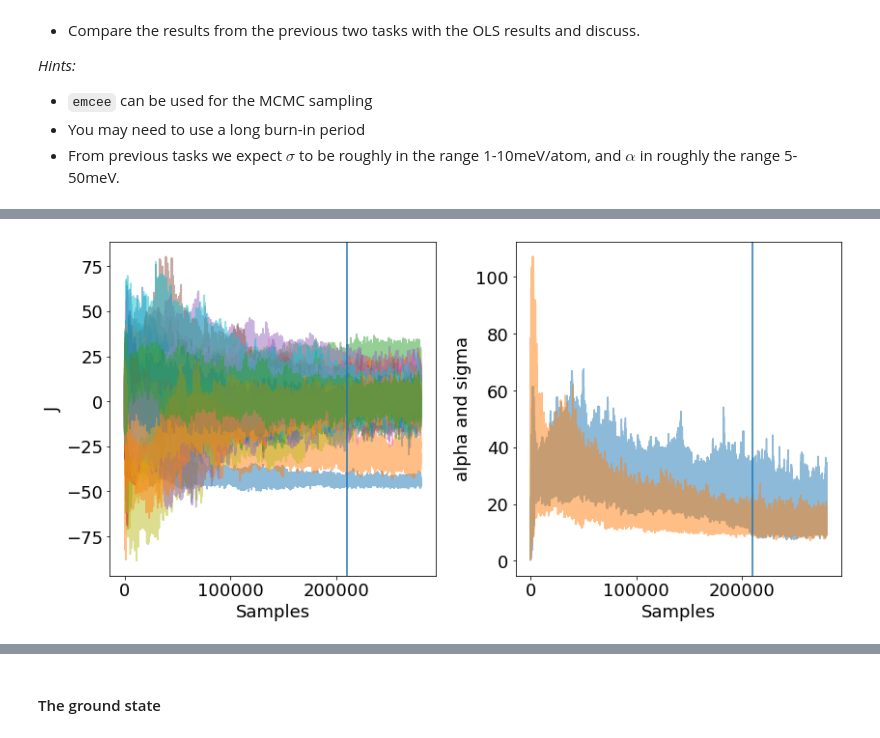
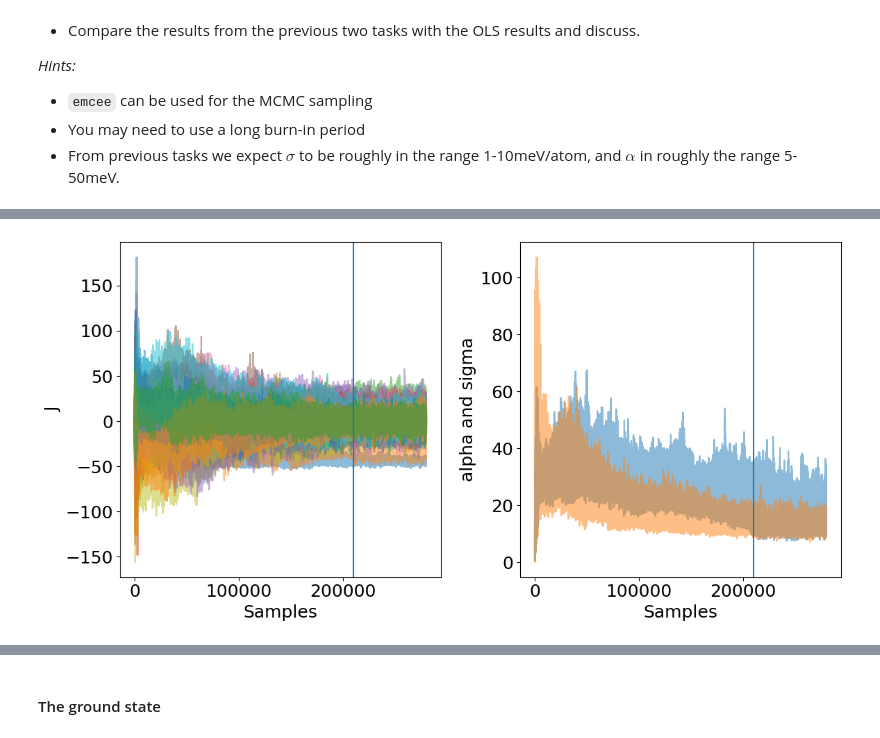
Before and after one commit to elindgren/asam_projects, a Jupyter notebook: Project2/TIF345_CE_project_2a.ipynb, the cells around one changed output, grey strips where cells are left out. Saved outputs shown, nothing was run; the diff lists cells and outputs as text; code cells hidden in the pictures.

Commit message:
Rerun some figures and minor fixups

```diff
--- a/Project2/TIF345_CE_project_2a.ipynb
+++ b/Project2/TIF345_CE_project_2a.ipynb
@@ -686,22 +688,21 @@ Burn in done
 # %%
-from scipy.signal import medfilt
 fig, axs = plt.subplots(1,2, figsize=(12,6))
 for j in range(burn_and_sample.shape[1]):
     if j<J_dim:
-        axs[0].plot(medfilt(burn_and_sample[:, j]), alpha=0.5)
+        axs[0].plot(burn_and_sample[:, j], alpha=0.5)
     else:
         axs[1].plot(burn_and_sample[:, j], alpha=0.5, label=f'{j}')
 
 axs[0].axvline(burn_in*n_walkers, label='Burn in')
 axs[1].axvline(burn_in*n_walkers, label='Burn in')
 axs[0].set_xlabel('Samples')
 axs[1].set_xlabel('Samples')
 
 axs[0].set_ylabel(r'J')
 axs[1].set_ylabel(r'alpha and sigma')
 plt.tight_layout()
 # %% [output]
-[figure, old version]
+[figure, new version]
 # %%
 alpha = np.linspace(0,50)
 sigma = np.linspace(0,10)
```
Also changed, not shown: parts of 11 cells of this notebook, 6 other files.
